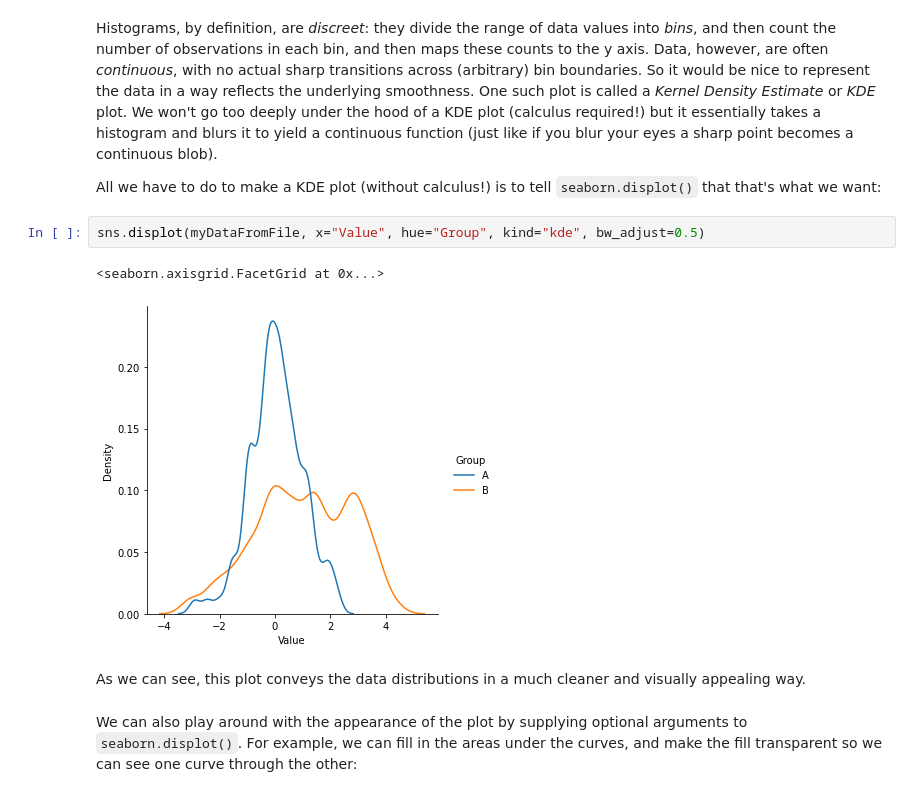
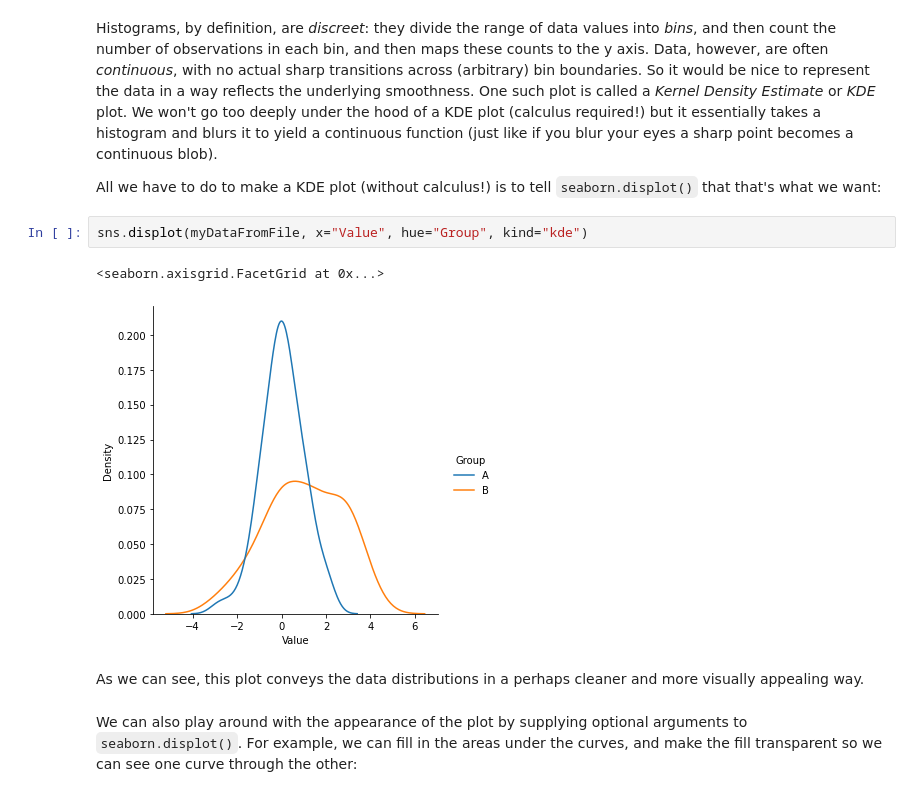
Before and after one commit to psychdatascience/FDS-CourseOne, a Jupyter notebook: tutorial007.ipynb, the cells around one changed output. Saved outputs shown, nothing was run; the diff lists cells and outputs as text.

```diff
--- a/tutorial007.ipynb
+++ b/tutorial007.ipynb
@@ -88,12 +92,12 @@ Histograms, by definition, are *discreet*: they divide the range of data values
 
 All we have to do to make a KDE plot (without calculus!) is to tell `seaborn.displot()` that that's what we want:
 # %%
-sns.displot(myDataFromFile, x="Value", hue="Group", kind="kde", bw_adjust=0.5)
+sns.displot(myDataFromFile, x="Value", hue="Group", kind="kde")
 # %% [output]
 <seaborn.axisgrid.FacetGrid at 0x...>
-[figure, old version]
+[figure, new version]
 # %% [markdown]
-As we can see, this plot conveys the data distributions in a much cleaner and visually appealing way.
+As we can see, this plot conveys the data distributions in a perhaps cleaner and more visually appealing way.
 # %% [markdown]
 We can also play around with the appearance of the plot by supplying optional arguments to `seaborn.displot()`. For example, we can fill in the areas under the curves, and make the fill transparent so we can see one curve through the other:
 # %%
```
Also changed, not shown: parts of 22 cells of this notebook.
